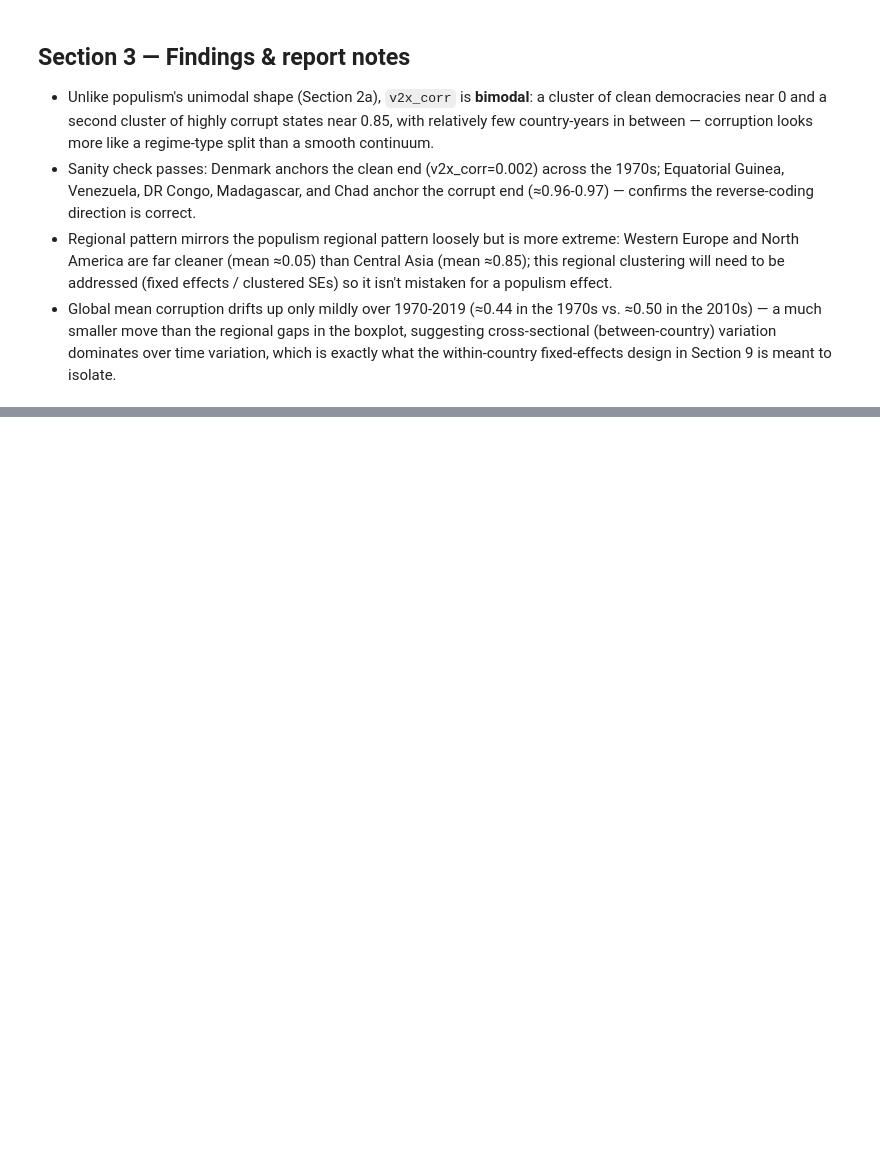
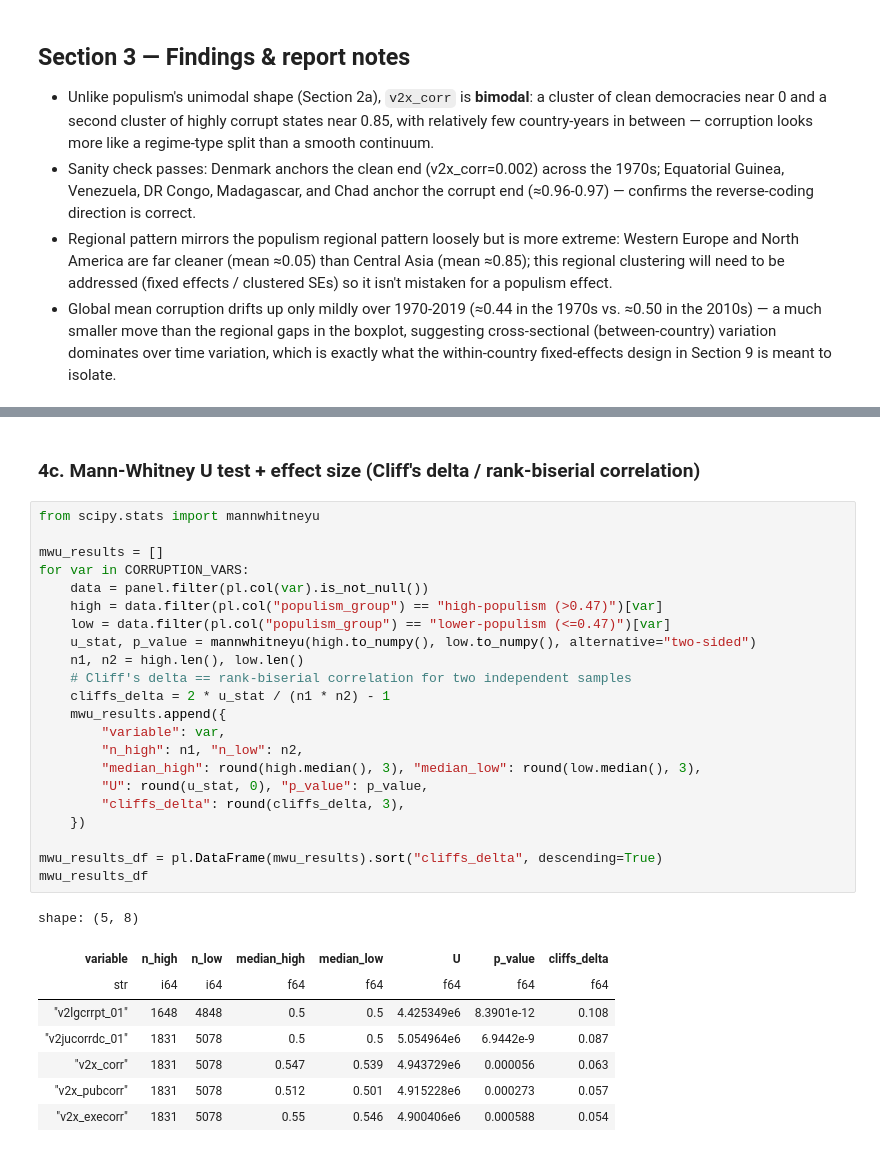
Before and after one commit to VYelisieievV/data-science-lab-bicocca, a Jupyter notebook: notebooks/01_eda_populism_corruption.ipynb, the cells around one changed output, grey strips where cells are left out. Drawn from its saved outputs; the diff is of its cells as text; blank space fills up the shorter version.

```diff
--- a/notebooks/01_eda_populism_corruption.ipynb
+++ b/notebooks/01_eda_populism_corruption.ipynb
@@ -623,0 +728,33 @@ plt.show()
+# %% [markdown]
+### 4c. Mann-Whitney U test + effect size (Cliff's delta / rank-biserial correlation)
+# %%
+from scipy.stats import mannwhitneyu
+
+mwu_results = []
+for var in CORRUPTION_VARS:
+    data = panel.filter(pl.col(var).is_not_null())
+    high = data.filter(pl.col("populism_group") == "high-populism (>0.47)")[var]
+    low = data.filter(pl.col("populism_group") == "lower-populism (<=0.47)")[var]
+    u_stat, p_value = mannwhitneyu(high.to_numpy(), low.to_numpy(), alternative="two-sided")
+    n1, n2 = high.len(), low.len()
+    # Cliff's delta == rank-biserial correlation for two independent samples
+    cliffs_delta = 2 * u_stat / (n1 * n2) - 1
+    mwu_results.append({
+        "variable": var,
+        "n_high": n1, "n_low": n2,
+        "median_high": round(high.median(), 3), "median_low": round(low.median(), 3),
+        "U": round(u_stat, 0), "p_value": p_value,
+        "cliffs_delta": round(cliffs_delta, 3),
+    })
+
+mwu_results_df = pl.DataFrame(mwu_results).sort("cliffs_delta", descending=True)
+mwu_results_df
+# %% [output]
+shape: (5, 8)
+| variable | n_high | n_low | median_high | median_low | U | p_value | cliffs_delta |
+| str | i64 | i64 | f64 | f64 | f64 | f64 | f64 |
+| "v2lgcrrpt_01" | 1648 | 4848 | 0.5 | 0.5 | 4.425349e6 | 8.3901e-12 | 0.108 |
+| "v2jucorrdc_01" | 1831 | 5078 | 0.5 | 0.5 | 5.054964e6 | 6.9442e-9 | 0.087 |
+| "v2x_corr" | 1831 | 5078 | 0.547 | 0.539 | 4.943729e6 | 0.000056 | 0.063 |
+| "v2x_pubcorr" | 1831 | 5078 | 0.512 | 0.501 | 4.915228e6 | 0.000273 | 0.057 |
+| "v2x_execorr" | 1831 | 5078 | 0.55 | 0.546 | 4.900406e6 | 0.000588 | 0.054 |
```
Also changed, not shown: parts of 10 cells of this notebook.
